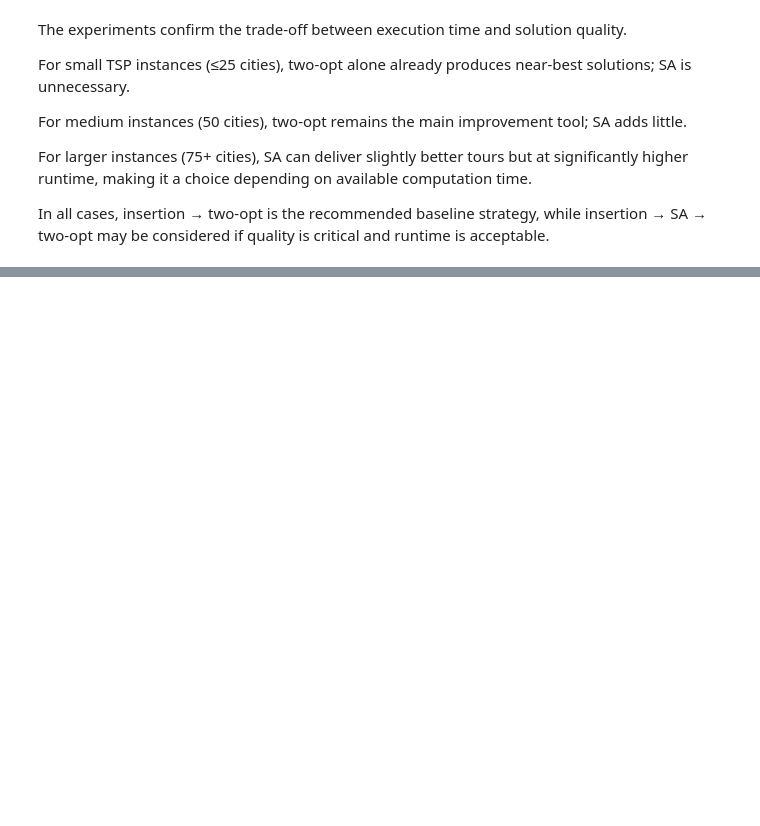
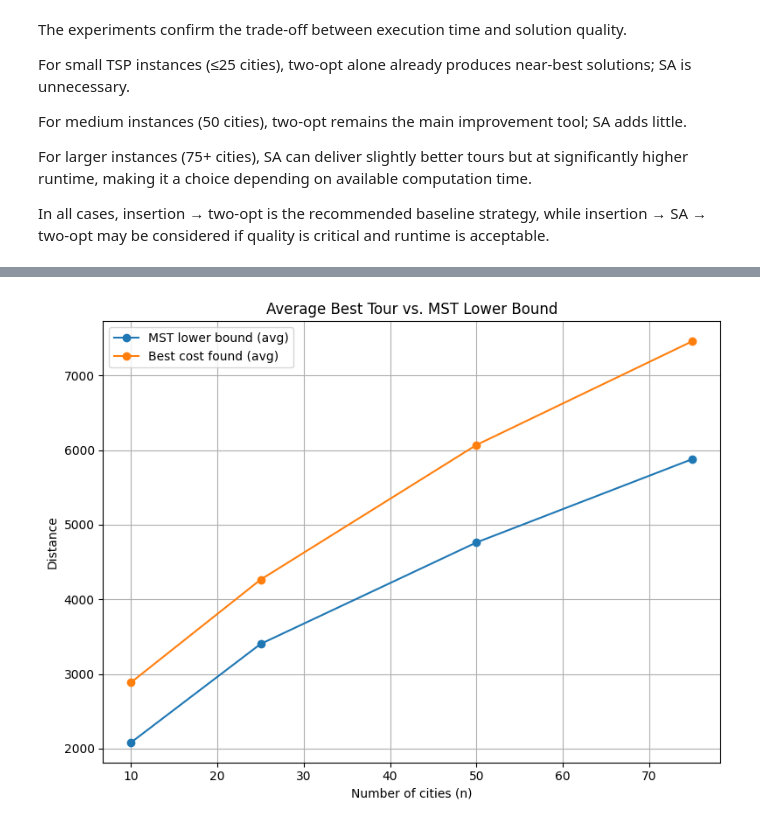
Before and after one commit to myriamschulmann/tsp-project, a Jupyter notebook: tsp-project.ipynb, the cells around one changed output, grey strips where cells are left out. Drawn from its saved outputs; the diff is of its cells as text; code cells hidden in the pictures; blank space fills up the shorter version.

Commit message:
Add comparison to lower bound

```diff
--- a/tsp-project.ipynb
+++ b/tsp-project.ipynb
@@ -715,0 +718,96 @@ In all cases, insertion → two-opt is the recommended baseline strategy, while
+# %%
+import math
+import numpy as np
+import pandas as pd
+import matplotlib.pyplot as plt
+
+def mst_prim(distance_matrix: np.ndarray) -> float:
+    """
+    Compute MST weight using Prim's algorithm in O(n^2) for a dense graph.
+    distance_matrix: symmetric with zeros on diagonal.
+    Returns the total weight (float).
+    """
+    n = distance_matrix.shape[0]
+    in_tree = np.zeros(n, dtype=bool)
+    min_edge = np.full(n, np.inf)
+    parent = np.full(n, -1, dtype=int)
+
+    min_edge[0] = 0.0
+    total = 0.0
+
+    for _ in range(n):
+        u = np.argmin(min_edge + (in_tree * 1e30))
+        in_tree[u] = True
+        total += min_edge[u]
+        for v in range(n):
+            if not in_tree[v] and distance_matrix[u, v] < min_edge[v]:
+                min_edge[v] = distance_matrix[u, v]
+                parent[v] = u
+    return float(total)
+
+def build_lb_vs_best_df(sizes=None, sample_size: int = 10, results_df: pd.DataFrame = None) -> pd.DataFrame:
+    """
+    For each (size, run_id), recompute cities deterministically, compute MST lower bound,
+    and extract the best cost achieved in `results_df`.
+    Returns a DataFrame with per-instance rows and gap percent.
+    """
+    if sizes is None:
+        sizes = sorted(results_df['size'].unique())
+
+    rows = []
+    for size in sizes:
+        for run in range(sample_size):
+            cities = generate_cities(size, seed=run)
+            D = compute_distance_matrix(cities)
+
+            mst = mst_prim(D)
+
+            best_cost = (
+                results_df[(results_df['size'] == size) & (results_df['run_id'] == run)]['cost']
+                .min()
+            )
+
+            gap_pct = 100.0 * (best_cost - mst) / mst
+
+            rows.append({
+                "size": size,
+                "run_id": run,
+                "mst_lower_bound": mst,
+                "best_cost": best_cost,
+                "gap_pct": gap_pct
+            })
+    return pd.DataFrame(rows)
+
+lb_df = build_lb_vs_best_df(sizes=sorted(df['size'].unique()),
+                            sample_size=df['run_id'].max() + 1,
+                            results_df=df)
+
+summary_lb = (
+    lb_df.groupby('size')
+         .agg(mean_mst=('mst_lower_bound','mean'),
+              mean_best=('best_cost','mean'),
+              mean_gap_pct=('gap_pct','mean'))
+         .reset_index()
+)
+
+plt.figure(figsize=(8,6))
+plt.plot(summary_lb['size'], summary_lb['mean_mst'], marker='o', label='MST lower bound (avg)')
+plt.plot(summary_lb['size'], summary_lb['mean_best'], marker='o', label='Best cost found (avg)')
+plt.xlabel('Number of cities (n)')
+plt.ylabel('Distance')
+plt.title('Average Best Tour vs. MST Lower Bound')
+plt.grid(True)
+plt.legend()
+plt.tight_layout()
+plt.show()
+
+plt.figure(figsize=(8,6))
+plt.bar(summary_lb['size'].astype(str), summary_lb['mean_gap_pct'])
+plt.xlabel('Number of cities (n)')
+plt.ylabel('Average gap to MST (%)')
+plt.title('How far are our best tours above the MST lower bound?')
+plt.grid(True, axis='y')
+plt.tight_layout()
+plt.show()
+# %% [output]
+[figure, added]
```
Also changed, not shown: parts of 4 cells of this notebook.
